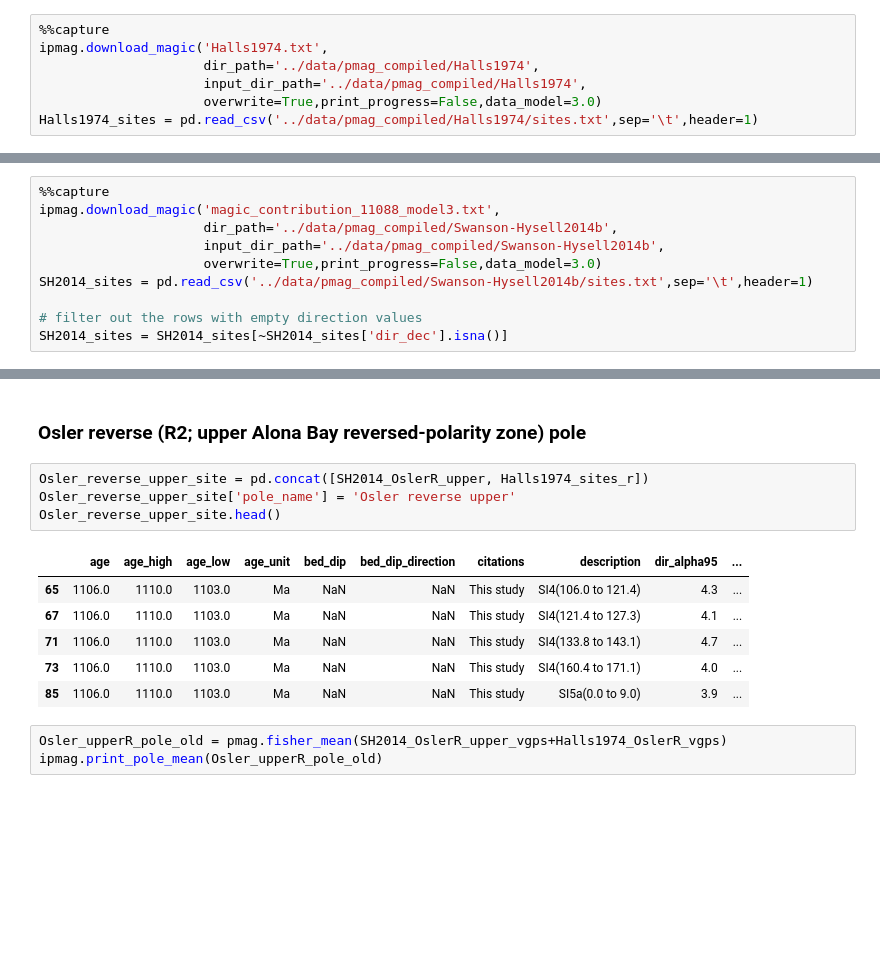
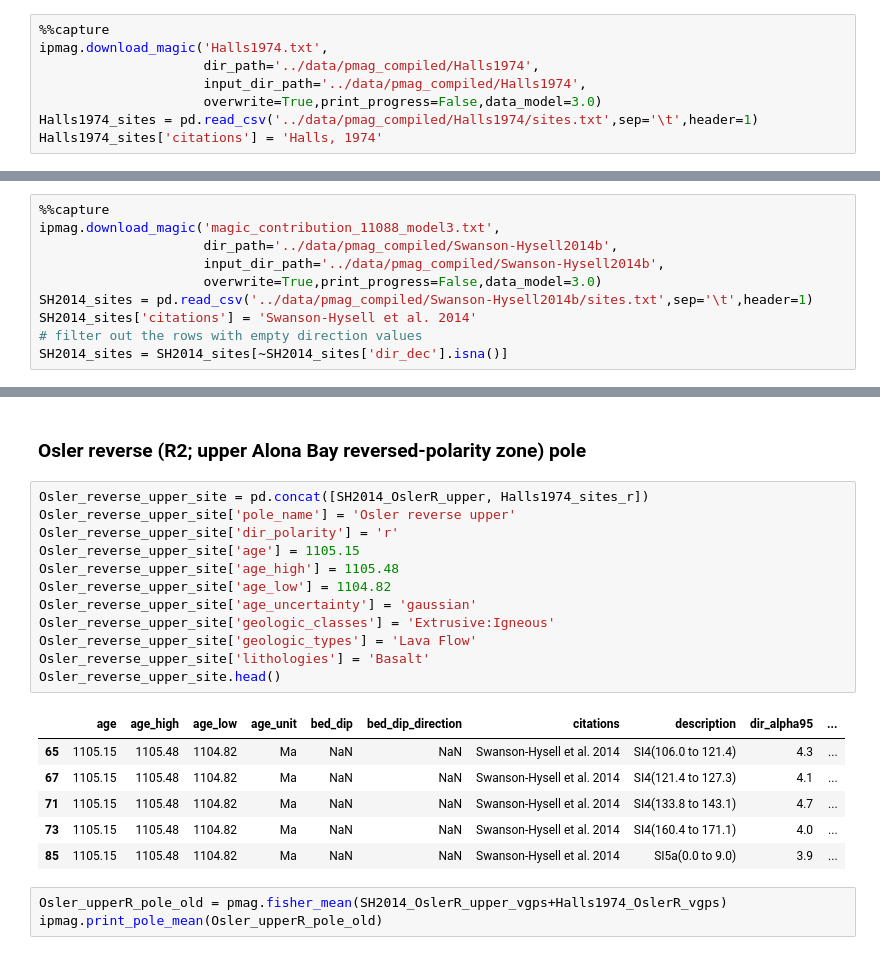
Before and after one commit to Swanson-Hysell-Group/2024_SWLLIP, a Jupyter notebook: code/Keweenawan_Track_VGP_APWP.ipynb, the cells around one changed output, grey strips where cells are left out. Cells and saved outputs as stored; diff of their text form; blank space fills up the shorter version.

```diff
--- a/code/Keweenawan_Track_VGP_APWP.ipynb
+++ b/code/Keweenawan_Track_VGP_APWP.ipynb
@@ -70,6 +70,7 @@ ipmag.download_magic('Halls1974.txt',
                      input_dir_path='../data/pmag_compiled/Halls1974',
                      overwrite=True,print_progress=False,data_model=3.0)
 Halls1974_sites = pd.read_csv('../data/pmag_compiled/Halls1974/sites.txt',sep='\t',header=1)
+Halls1974_sites['citations'] = 'Halls, 1974'
 # %% [markdown]
 We are interested in using tilt-corrected data so will filter the DataFrame such that only data with dir_tilt_correction of 100 are included. We also wish to consider data from reversed and normal flows separately so will create DataFrames for each polarity.
 # %%
@@ -91,7 +92,7 @@ ipmag.download_magic('magic_contribution_11088_model3.txt',
                      input_dir_path='../data/pmag_compiled/Swanson-Hysell2014b',
                      overwrite=True,print_progress=False,data_model=3.0)
 SH2014_sites = pd.read_csv('../data/pmag_compiled/Swanson-Hysell2014b/sites.txt',sep='\t',header=1)
-
+SH2014_sites['citations'] = 'Swanson-Hysell et al. 2014'
 # filter out the rows with empty direction values
 SH2014_sites = SH2014_sites[~SH2014_sites['dir_dec'].isna()]
 # %%
@@ -157,14 +166,22 @@ Precision parameter (k) estimate: 31.5
 # %%
 Osler_reverse_upper_site = pd.concat([SH2014_OslerR_upper, Halls1974_sites_r])
 Osler_reverse_upper_site['pole_name'] = 'Osler reverse upper'
+Osler_reverse_upper_site['dir_polarity'] = 'r'
+Osler_reverse_upper_site['age'] = 1105.15
+Osler_reverse_upper_site['age_high'] = 1105.48
+Osler_reverse_upper_site['age_low'] = 1104.82
+Osler_reverse_upper_site['age_uncertainty'] = 'gaussian'
+Osler_reverse_upper_site['geologic_classes'] = 'Extrusive:Igneous'
+Osler_reverse_upper_site['geologic_types'] = 'Lava Flow'
+Osler_reverse_upper_site['lithologies'] = 'Basalt'
 Osler_reverse_upper_site.head()
 # %% [output]
 |  | age | age_high | age_low | age_unit | bed_dip | bed_dip_direction | citations | description | dir_alpha95 | ... |
-| 65 | 1106.0 | 1110.0 | 1103.0 | Ma | NaN | NaN | This study | SI4(106.0 to 121.4) | 4.3 | ... |
-| 67 | 1106.0 | 1110.0 | 1103.0 | Ma | NaN | NaN | This study | SI4(121.4 to 127.3) | 4.1 | ... |
-| 71 | 1106.0 | 1110.0 | 1103.0 | Ma | NaN | NaN | This study | SI4(133.8 to 143.1) | 4.7 | ... |
-| 73 | 1106.0 | 1110.0 | 1103.0 | Ma | NaN | NaN | This study | SI4(160.4 to 171.1) | 4.0 | ... |
-| 85 | 1106.0 | 1110.0 | 1103.0 | Ma | NaN | NaN | This study | SI5a(0.0 to 9.0) | 3.9 | ... |
+| 65 | 1105.15 | 1105.48 | 1104.82 | Ma | NaN | NaN | Swanson-Hysell et al. 2014 | SI4(106.0 to 121.4) | 4.3 | ... |
+| 67 | 1105.15 | 1105.48 | 1104.82 | Ma | NaN | NaN | Swanson-Hysell et al. 2014 | SI4(121.4 to 127.3) | 4.1 | ... |
+| 71 | 1105.15 | 1105.48 | 1104.82 | Ma | NaN | NaN | Swanson-Hysell et al. 2014 | SI4(133.8 to 143.1) | 4.7 | ... |
+| 73 | 1105.15 | 1105.48 | 1104.82 | Ma | NaN | NaN | Swanson-Hysell et al. 2014 | SI4(160.4 to 171.1) | 4.0 | ... |
+| 85 | 1105.15 | 1105.48 | 1104.82 | Ma | NaN | NaN | Swanson-Hysell et al. 2014 | SI5a(0.0 to 9.0) | 3.9 | ... |
 # %%
 Osler_upperR_pole_old = pmag.fisher_mean(SH2014_OslerR_upper_vgps+Halls1974_OslerR_vgps)
 ipmag.print_pole_mean(Osler_upperR_pole_old)
```
Also changed, not shown: parts of 37 cells of this notebook, 1 other file.
